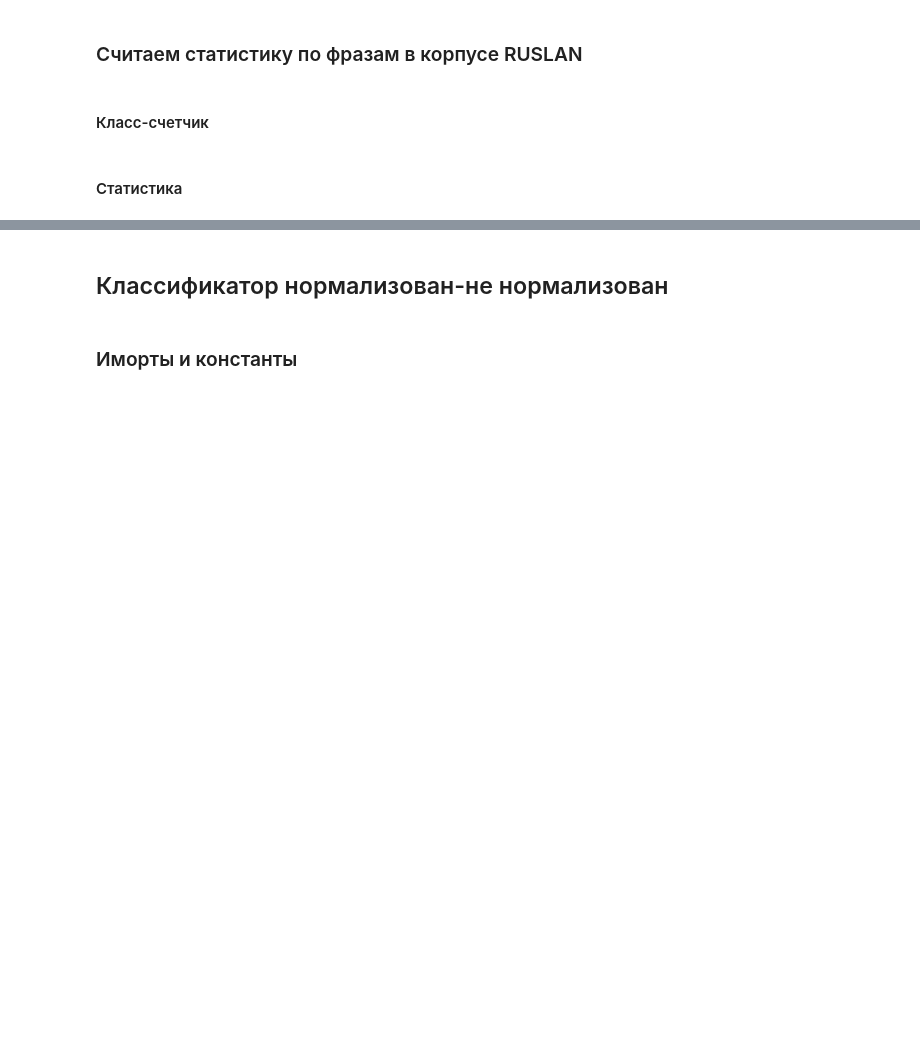
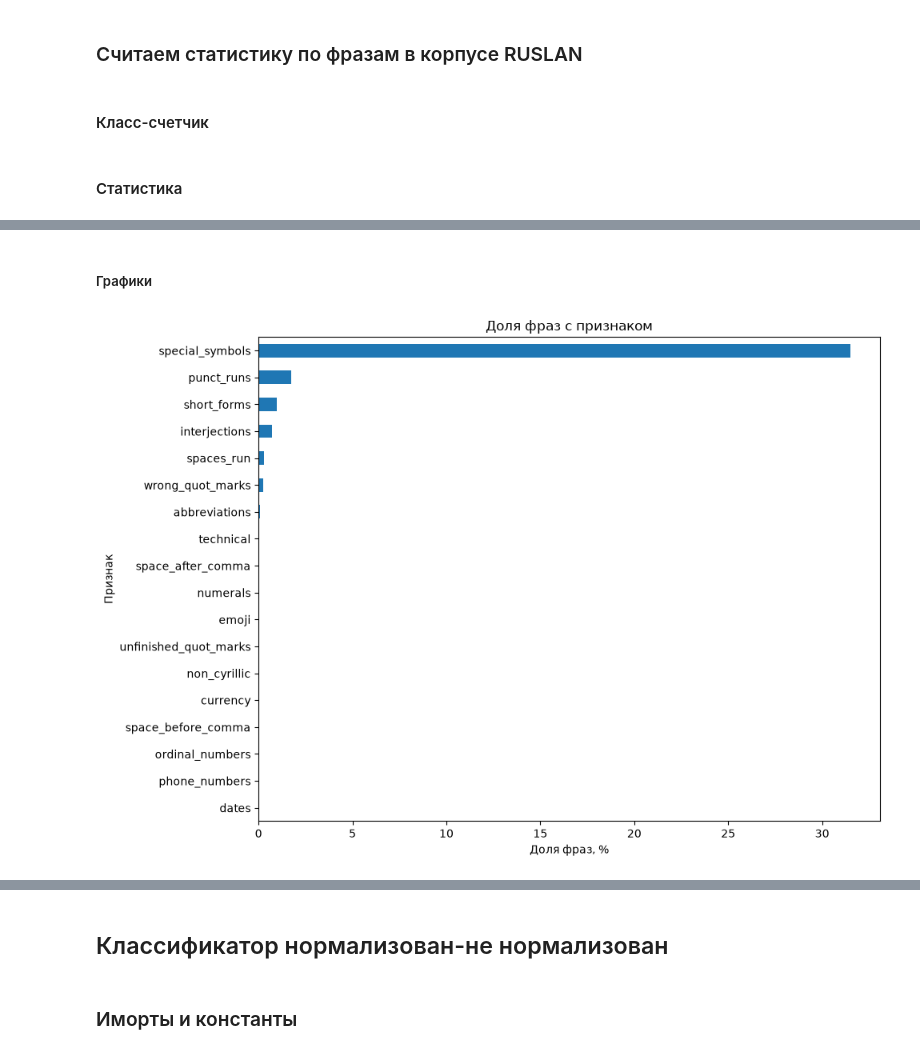
Before and after one commit to ivanVgusev/tts_labs_itmo, a Jupyter notebook: labs/lab1_text/lab1.ipynb, the cells around one changed output, grey strips where cells are left out. Saved outputs shown, nothing was run; the diff lists cells and outputs as text; code cells hidden in the pictures; blank space fills up the shorter version.

```diff
--- a/labs/lab1_text/lab1.ipynb
+++ b/labs/lab1_text/lab1.ipynb
@@ -301,9 +315,13 @@ class EntryStatistics:
 # %%
 stats = defaultdict(Counter)
+phrases_with_feature = Counter()
+total_characters = RUSLAN_METADATA[1].str.len().sum()
+total_words = RUSLAN_METADATA[1].str.split().str.len().sum()
 # %%
 for phrase in RUSLAN_METADATA.iterrows():
     entry_stats = EntryStatistics(phrase[1][1]).dict_of_counters
 
     for param, counter in entry_stats.items():
         stats[param] += counter
+        phrases_with_feature[param] += bool(counter)
 # %% [markdown]
@@ -311,3 +329,17 @@ for phrase in RUSLAN_METADATA.iterrows():
 # %%
-pprint(stats, width=60, sort_dicts=False)
+statistics = []
+for feature, counter in stats.items():
+    matches = sum(counter.values())
+    phrases = phrases_with_feature[feature]
+    statistics.append({
+        "feature": feature,
+        "matches": matches,
+        "phrases": phrases,
+        "phrase_share_percent": phrases / len(RUSLAN_METADATA) * 100,
+        "per_1000_characters": matches / total_characters * 1000,
+        "per_1000_words": matches / total_words * 1000,
+    })
+
+statistics_df = pd.DataFrame(statistics).set_index("feature")
+statistics_df.sort_values("phrases", ascending=False).round(3)
 # %% [output]
@@ -330,0 +390,13 @@ defaultdict(<class 'collections.Counter'>,
+# %% [markdown]
+##### Графики
+# %%
+plot_data = statistics_df.sort_values("phrase_share_percent")
+
+ax = plot_data["phrase_share_percent"].plot.barh(figsize=(10, 7))
+ax.set_title("Доля фраз с признаком")
+ax.set_xlabel("Доля фраз, %")
+ax.set_ylabel("Признак")
+plt.tight_layout()
+plt.show()
+# %% [output]
+[figure, added]
```
Also changed, not shown: parts of 30 cells of this notebook, 10 other files.
